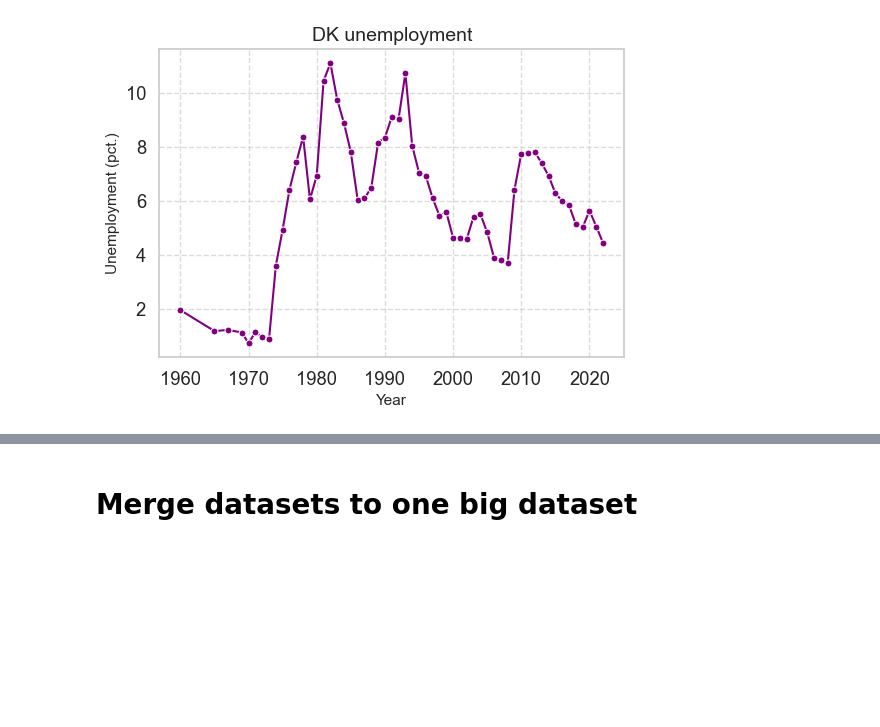
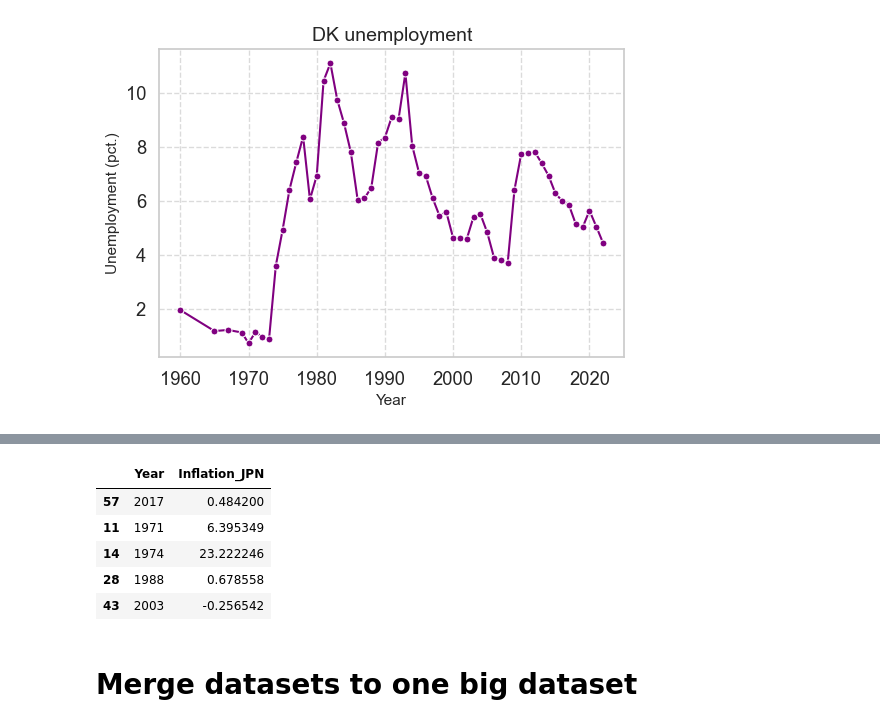
Before and after one commit to sgv491/projects-2024-Bertil-Nikoline-Victor, a Jupyter notebook: dataproject/dataproject.ipynb, the cells around one changed output, grey strips where cells are left out. Saved outputs shown, nothing was run; the diff lists cells and outputs as text; code cells hidden in the pictures; blank space fills up the shorter version.

```diff
--- a/dataproject/dataproject.ipynb
+++ b/dataproject/dataproject.ipynb
@@ -133,3 +148,12 @@ GraphHelper.line_plot_with_labels(
+# %%
+inflation_annual_JPN.sample(5)
+# %% [output]
+|  | Year | Inflation_JPN |
+| 57 | 2017 | 0.484200 |
+| 11 | 1971 | 6.395349 |
+| 14 | 1974 | 23.222246 |
+| 28 | 1988 | 0.678558 |
+| 43 | 2003 | -0.256542 |
 # %% [markdown]
 # Merge datasets to one big dataset
 # %%
```
Also changed, not shown: parts of 5 cells of this notebook, 1 other file.
